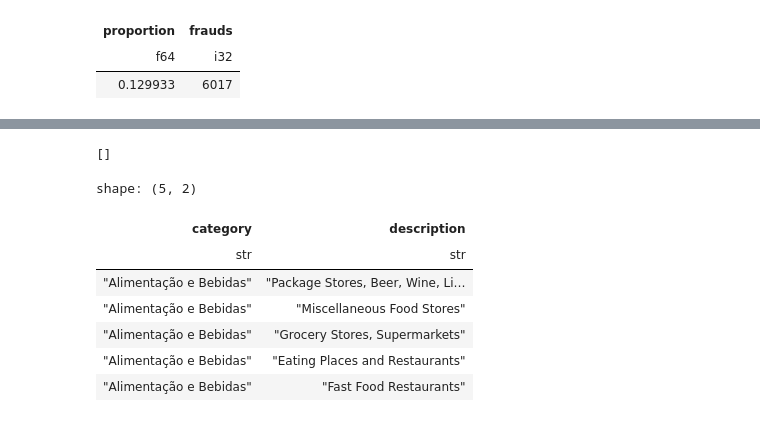
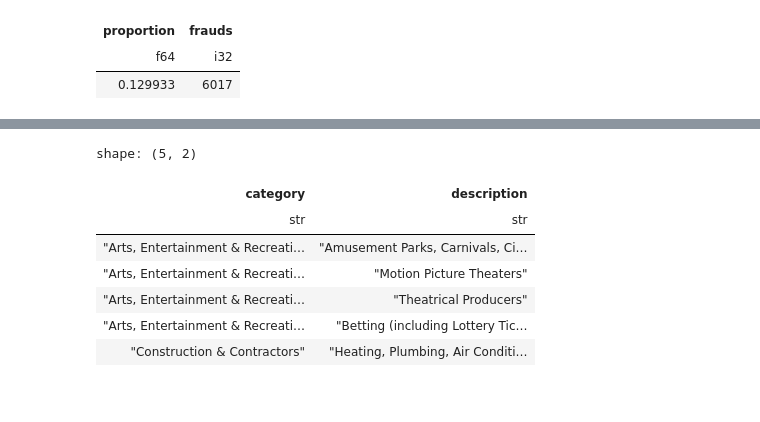
Before and after one commit to Angelicogfa/tcc_mba_datascience_analytics_usp_esalq, a Jupyter notebook: 03-modelagem_dados.ipynb, the cells around one changed output, grey strips where cells are left out. Drawn from its saved outputs; the diff is of its cells as text; code cells hidden in the pictures.

```diff
--- a/03-modelagem_dados.ipynb
+++ b/03-modelagem_dados.ipynb
@@ -235,0 +259,3 @@ prompt = "Segmente as categorias em grupos com base em suas caracteristicas de f
+# %%
+unique_categories =  df['description'].unique().to_list()
+len(unique_categories)
@@ -235,0 +264,13 @@ prompt = "Segmente as categorias em grupos com base em suas caracteristicas de f
+# %%
+categories_cluster = None
+if 'google.colab' in str(get_ipython()):
+  from google.colab import drive
+  drive.mount('/content/drive')
+
+  if os.path.exists('/content/drive/MyDrive/DataScience/Analytics/Estudo Fraude/categories.json'):
+    shutil.copy('/content/drive/MyDrive/DataScience/Analytics/Estudo Fraude/categories.json','/content/')
+    with open('/content/categories.json', 'r') as file:
+      categories_cluster = json.load(file)
+      print('Categories loaded from drive')
+  else:
+    print('Categories not found in drive')
@@ -236,4 +280,27 @@ prompt = "Segmente as categorias em grupos com base em suas caracteristicas de f
 # %%
-response = segment_data(str.join(';', df['description'].unique().to_list()), prompt)
-response
+if not categories_cluster:
+
+  categories_to_cluster = unique_categories.copy()
+
+  while len(categories_to_cluster) > 0:
+    categories_cluster = segment_categories(
+        str.join(';', categories_to_cluster),
+        json.dumps(categories_cluster, ensure_ascii=True) if categories_cluster else "[]"
+    )
+
+    categories_from_cluster = sum(list(map(lambda x: x['items'], categories_cluster)), [])
+    categories_to_cluster = [category for category in unique_categories if category not in categories_from_cluster]
+
+    if categories_to_cluster:
+      print(f'There are categories not in clusters: {str.join(", ", categories_to_cluster)}')
+  else:
+    print('All categories were clustered')
+
+  with open('/content/categories.json', 'w') as file:
+      json.dump(categories_cluster, file, ensure_ascii=True)
+
+  if 'google.colab' in str(get_ipython()):
+    from google.colab import drive
+    drive.mount('/content/drive')
+    shutil.copy('/content/categories.json', '/content/drive/MyDrive/DataScience/Analytics/Estudo Fraude/')
 # %% [output]
@@ -257,21 +309,16 @@ response
-# %%
-items = sum(list(map(lambda x: x['items'], response)), [])
-print([item for item in items if item not in df['description'].unique().to_list()])
-# %% [output]
-[]
 # %%
-categories_cluster = sum(list(map(lambda x: [dict(category=x['cluster'], description=item) for item in x['items']], response)), [])
+categories_cluster = sum(list(map(lambda x: [dict(category=x['cluster'], description=item) for item in x['items']], categories_cluster)), [])
 categories_cluster = pl.DataFrame(categories_cluster)
 categories_cluster.head()
 # %% [output]
 shape: (5, 2)
 | category | description |
 | str | str |
-| "Alimentação e Bebidas" | "Package Stores, Beer, Wine, Li… |
-| "Alimentação e Bebidas" | "Miscellaneous Food Stores" |
-| "Alimentação e Bebidas" | "Grocery Stores, Supermarkets" |
-| "Alimentação e Bebidas" | "Eating Places and Restaurants" |
-| "Alimentação e Bebidas" | "Fast Food Restaurants" |
+| "Arts, Entertainment & Recreati… | "Amusement Parks, Carnivals, Ci… |
+| "Arts, Entertainment & Recreati… | "Motion Picture Theaters" |
+| "Arts, Entertainment & Recreati… | "Theatrical Producers" |
+| "Arts, Entertainment & Recreati… | "Betting (including Lottery Tic… |
+| "Construction & Contractors" | "Heating, Plumbing, Air Conditi… |
 # %%
 df = df.join(categories_cluster, on='description', how='left')
 df.head()
```
Also changed, not shown: parts of 18 cells of this notebook.
